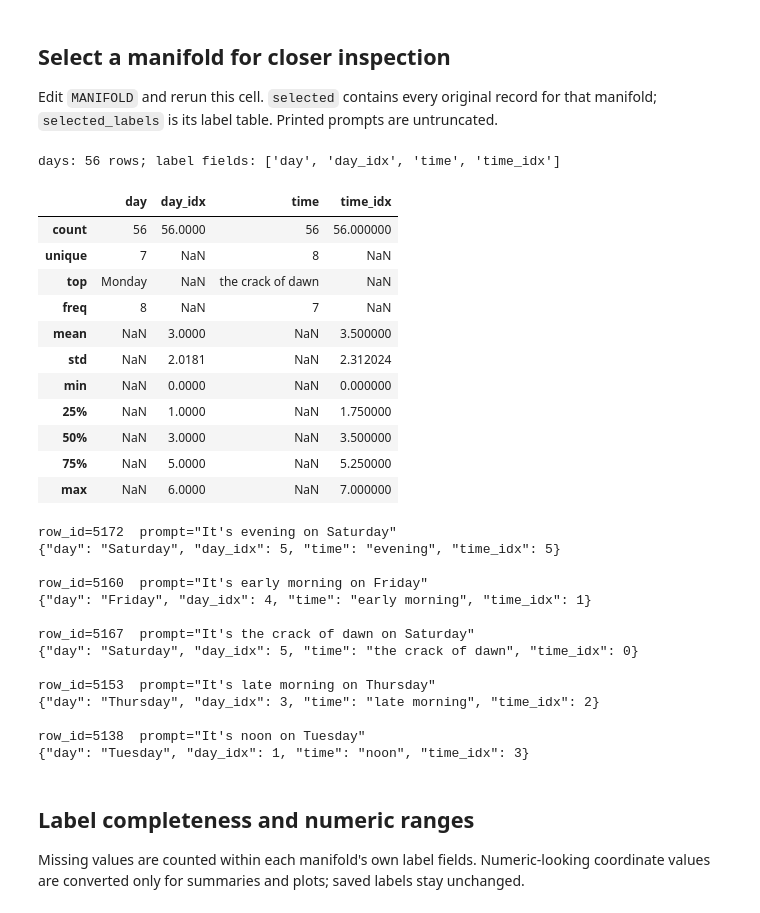
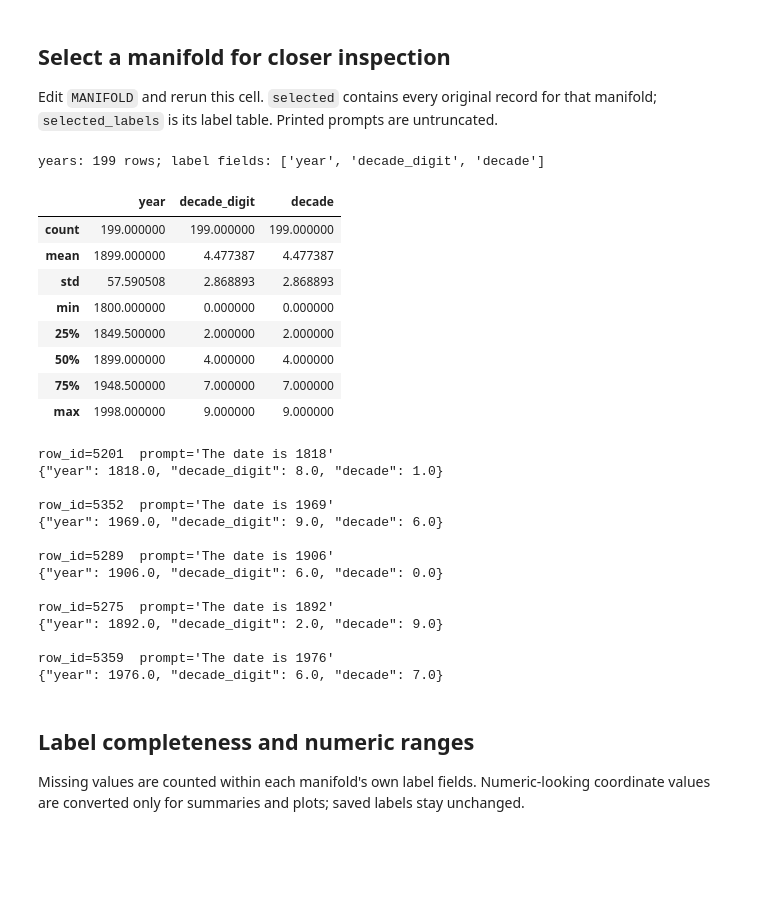
Before and after one commit to alexserra98/decomposing-activations-local-geometry, a Jupyter notebook: notebooks/inspect_sae_manifold_prompts.ipynb, the cells around one changed output. Drawn from its saved outputs; the diff is of its cells as text; code cells hidden in the pictures; blank space fills up the shorter version.

```diff
--- a/notebooks/inspect_sae_manifold_prompts.ipynb
+++ b/notebooks/inspect_sae_manifold_prompts.ipynb
@@ -146,47 +146,44 @@ display(pd.DataFrame(example_rows))
 Edit `MANIFOLD` and rerun this cell. `selected` contains every original record for
 that manifold; `selected_labels` is its label table. Printed prompts are untruncated.
 # %%
-MANIFOLD = "days"  # colors, age, temperature, geography, days, years, formality, sent_length
+MANIFOLD = "years"  # colors, age, temperature, geography, days, years, formality, sent_length
 N_EXAMPLES = 5
 
 selected = df.loc[df.subset.eq(MANIFOLD)].copy()
 selected_labels = pd.json_normalize(selected.labels.tolist())
 print(f"{MANIFOLD}: {len(selected):,} rows; label fields: {selected_labels.columns.tolist()}")
 display(selected_labels.describe(include="all"))
 for row in selected.sample(n=min(N_EXAMPLES, len(selected)), random_state=0).itertuples():
     print(f"\nrow_id={row.row_id}  prompt={row.prompt!r}")
     print(json.dumps(row.labels, ensure_ascii=False))
 
 # To inspect a specific saved record without changing its text:
 # records[123]
 # %% [output]
-days: 56 rows; label fields: ['day', 'day_idx', 'time', 'time_idx']
+years: 199 rows; label fields: ['year', 'decade_digit', 'decade']
-|  | day | day_idx | time | time_idx |
-| count | 56 | 56.0000 | 56 | 56.000000 |
-| unique | 7 | NaN | 8 | NaN |
-| top | Monday | NaN | the crack of dawn | NaN |
-| freq | 8 | NaN | 7 | NaN |
-| mean | NaN | 3.0000 | NaN | 3.500000 |
-| std | NaN | 2.0181 | NaN | 2.312024 |
-| min | NaN | 0.0000 | NaN | 0.000000 |
-| 25% | NaN | 1.0000 | NaN | 1.750000 |
-| 50% | NaN | 3.0000 | NaN | 3.500000 |
-| 75% | NaN | 5.0000 | NaN | 5.250000 |
-| max | NaN | 6.0000 | NaN | 7.000000 |
+|  | year | decade_digit | decade |
+| count | 199.000000 | 199.000000 | 199.000000 |
+| mean | 1899.000000 | 4.477387 | 4.477387 |
+| std | 57.590508 | 2.868893 | 2.868893 |
+| min | 1800.000000 | 0.000000 | 0.000000 |
+| 25% | 1849.500000 | 2.000000 | 2.000000 |
+| 50% | 1899.000000 | 4.000000 | 4.000000 |
+| 75% | 1948.500000 | 7.000000 | 7.000000 |
+| max | 1998.000000 | 9.000000 | 9.000000 |
-row_id=5172  prompt="It's evening on Saturday"
-{"day": "Saturday", "day_idx": 5, "time": "evening", "time_idx": 5}
+row_id=5201  prompt='The date is 1818'
+{"year": 1818.0, "decade_digit": 8.0, "decade": 1.0}
 
-row_id=5160  prompt="It's early morning on Friday"
-{"day": "Friday", "day_idx": 4, "time": "early morning", "time_idx": 1}
+row_id=5352  prompt='The date is 1969'
+{"year": 1969.0, "decade_digit": 9.0, "decade": 6.0}
 
-row_id=5167  prompt="It's the crack of dawn on Saturday"
-{"day": "Saturday", "day_idx": 5, "time": "the crack of dawn", "time_idx": 0}
+row_id=5289  prompt='The date is 1906'
+{"year": 1906.0, "decade_digit": 6.0, "decade": 0.0}
 
-row_id=5153  prompt="It's late morning on Thursday"
-{"day": "Thursday", "day_idx": 3, "time": "late morning", "time_idx": 2}
+row_id=5275  prompt='The date is 1892'
+{"year": 1892.0, "decade_digit": 2.0, "decade": 9.0}
 
-row_id=5138  prompt="It's noon on Tuesday"
-{"day": "Tuesday", "day_idx": 1, "time": "noon", "time_idx": 3}
+row_id=5359  prompt='The date is 1976'
+{"year": 1976.0, "decade_digit": 6.0, "decade": 7.0}
 # %% [markdown]
 ## Label completeness and numeric ranges
 
```
Also changed, not shown: parts of 3 cells of this notebook, 36 other files.
